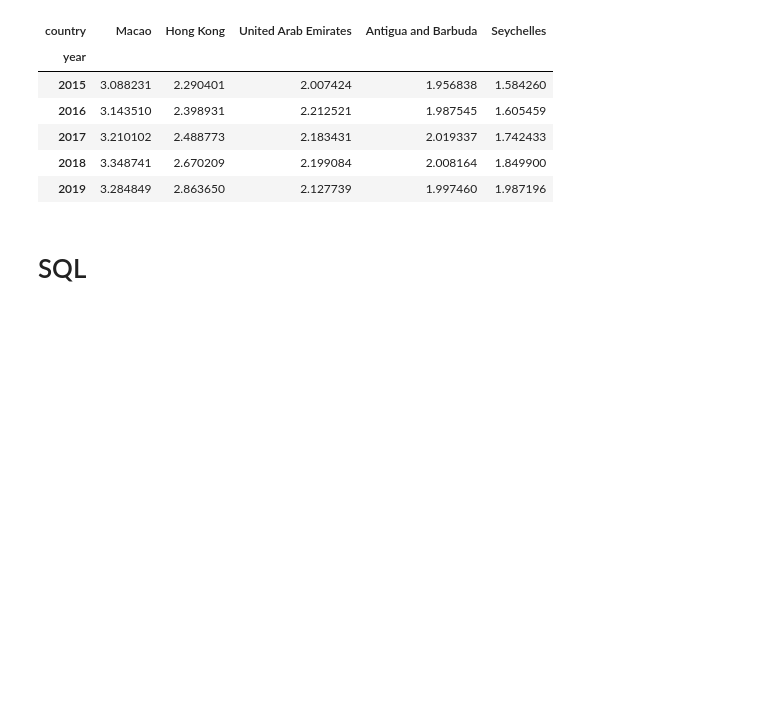
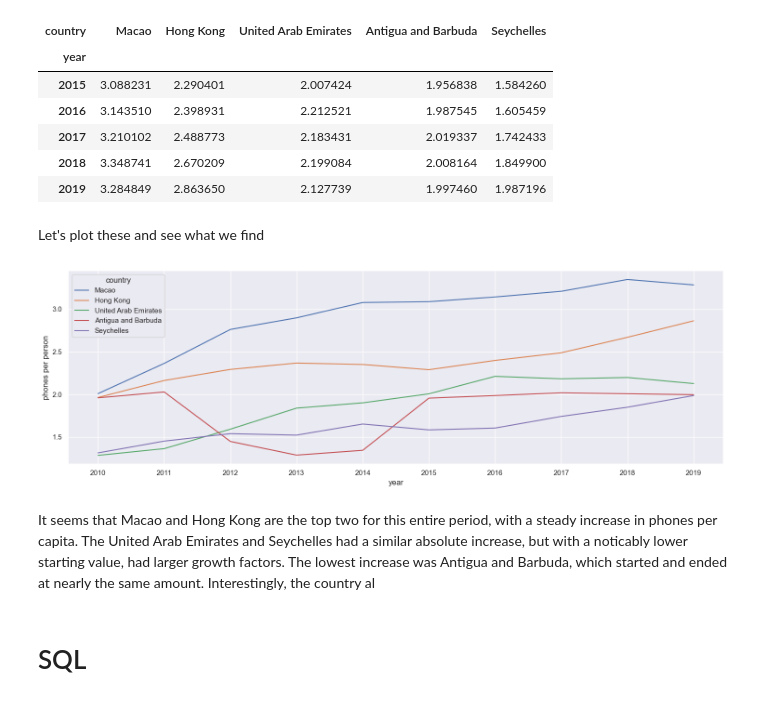
Before and after one commit to Schwankus/su-mt4007, a Jupyter notebook: HW4/HW4.ipynb, the cells around one changed output. Saved outputs shown, nothing was run; the diff lists cells and outputs as text; code cells hidden in the pictures; blank space fills up the shorter version.

```diff
--- a/HW4/HW4.ipynb
+++ b/HW4/HW4.ipynb
@@ -184,6 +193,22 @@ newdf[["Macao","Hong Kong","United Arab Emirates","Antigua and Barbuda","Seychel
 | 2017 | 3.210102 | 2.488773 | 2.183431 | 2.019337 | 1.742433 |
 | 2018 | 3.348741 | 2.670209 | 2.199084 | 2.008164 | 1.849900 |
 | 2019 | 3.284849 | 2.863650 | 2.127739 | 1.997460 | 1.987196 |
+# %% [markdown]
+Let's plot these and see what we find
+# %%
+sns.set_theme()
+
+fig, ax = plt.subplots(figsize = (15,5))
+
+# I do some tomfoolery with the dataframe to get the right format
+sns.lineplot(newdf[-10:][["Macao","Hong Kong","United Arab Emirates","Antigua and Barbuda","Seychelles"]] \
+             .melt(var_name="country", value_name="phones per person", ignore_index = False)
+             , x = "year", y = "phones per person", hue = "country", ax = ax)
+fig.tight_layout()
+# %% [output]
+[figure, added]
+# %% [markdown]
+It seems that Macao and Hong Kong are the top two for this entire period, with a steady increase in phones per capita. The United Arab Emirates and Seychelles had a similar absolute increase, but with a noticably lower starting value, had larger growth factors. The lowest increase was Antigua and Barbuda, which started and ended at nearly the same amount. Interestingly, the country al
 # %% [markdown]
 # SQL
 # %% [markdown]
```
Also changed, not shown: parts of 1 cell of this notebook.
